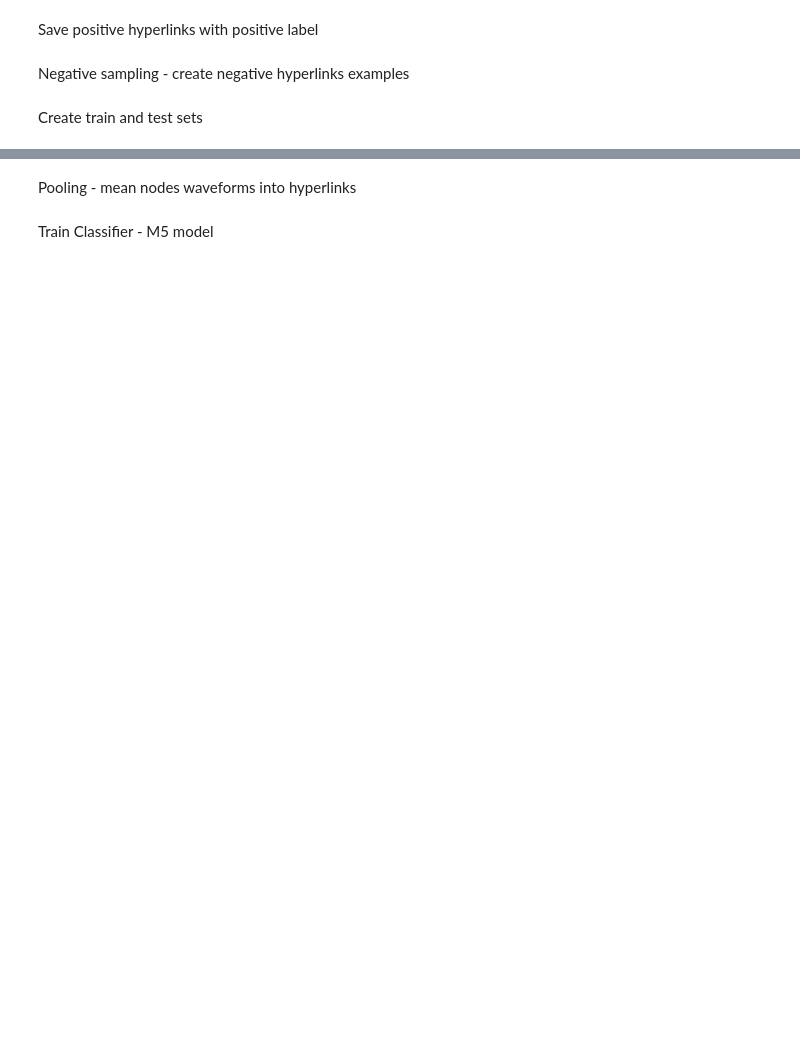
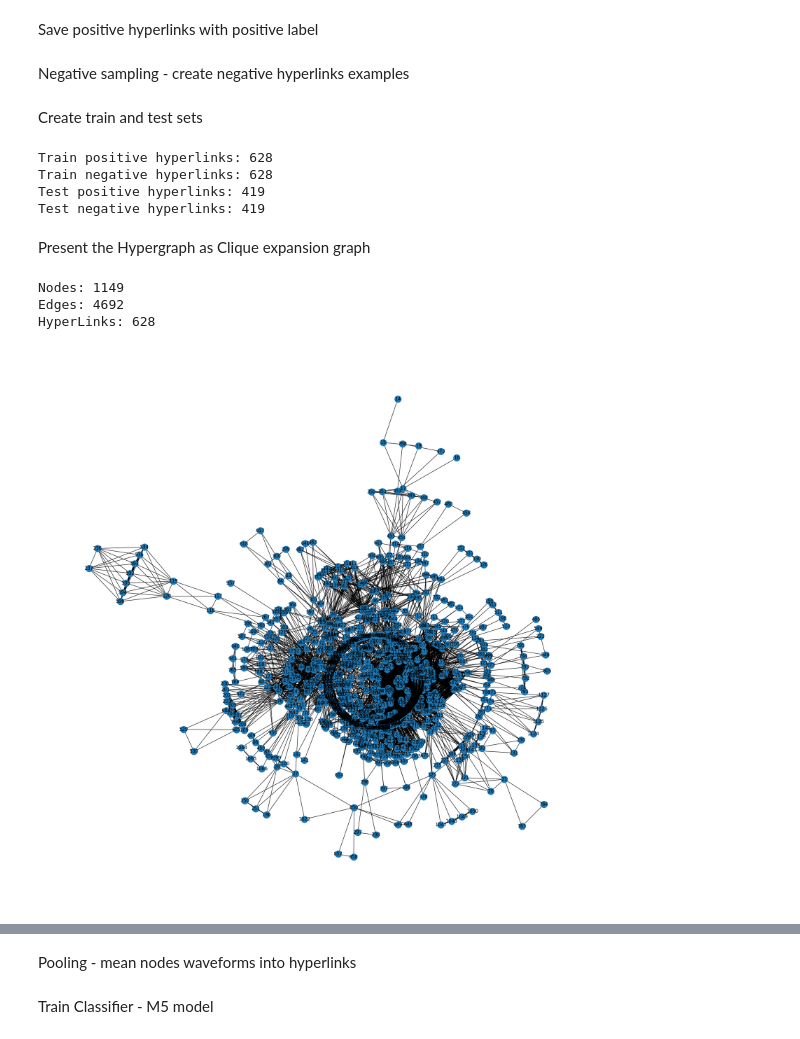
Before and after one commit to TamirBar-Tov/NetAurHPD-Network-Auralization-Hyperlink-Prediction-Method, a Jupyter notebook: Examples/NDC/NDC_dataset.ipynb, the cells around one changed output, grey strips where cells are left out. Drawn from its saved outputs; the diff is of its cells as text; code cells hidden in the pictures; blank space fills up the shorter version.

```diff
--- a/Examples/NDC/NDC_dataset.ipynb
+++ b/Examples/NDC/NDC_dataset.ipynb
@@ -38,4 +38,4 @@ groups_size_data_dir = "ndc_data/NDC-classes-nverts.txt"
 # %% [markdown]
 Load data and transform into hypergraph
 # %%
-unique_hyperlink_dict = data_preprocess(nodes_data_dir, groups_size_data_dir)
+unique_hyperlink_dict, nodes = data_preprocess(nodes_data_dir, groups_size_data_dir)
@@ -60,8 +48,22 @@ positive_hyperlink_dict = save_hyperlinks_with_label(unique_hyperlink_dict)
 # %% [markdown]
 Negative sampling - create negative hyperlinks examples
 # %%
-negative_hyperlink_dict = negative_sampling(G,unique_hyperlink_dict)
+negative_hyperlink_dict = negative_sampling(nodes,unique_hyperlink_dict)
 # %% [markdown]
 Create train and test sets
 # %%
-train_hyperlink_dict, y_train, test_hyperlink_dict, y_test = create_train_and_test_sets(positive_hyperlink_dict, negative_hyperlink_dict)
+train_positive_hyperlink_dict, train_hyperlink_dict, y_train, test_hyperlink_dict, y_test = create_train_and_test_sets(positive_hyperlink_dict, negative_hyperlink_dict)
+# %% [output]
+Train positive hyperlinks: 628
+Train negative hyperlinks: 628
+Test positive hyperlinks: 419
+Test negative hyperlinks: 419
+# %% [markdown]
+Present the Hypergraph as Clique expansion graph
+# %%
+G = clique_expansion_transformation(train_positive_hyperlink_dict,nodes, True)
+# %% [output]
+Nodes: 1149
+Edges: 4692
+HyperLinks: 628
+[figure, added]
```
Also changed, not shown: parts of 15 cells of this notebook, 4 other files.
